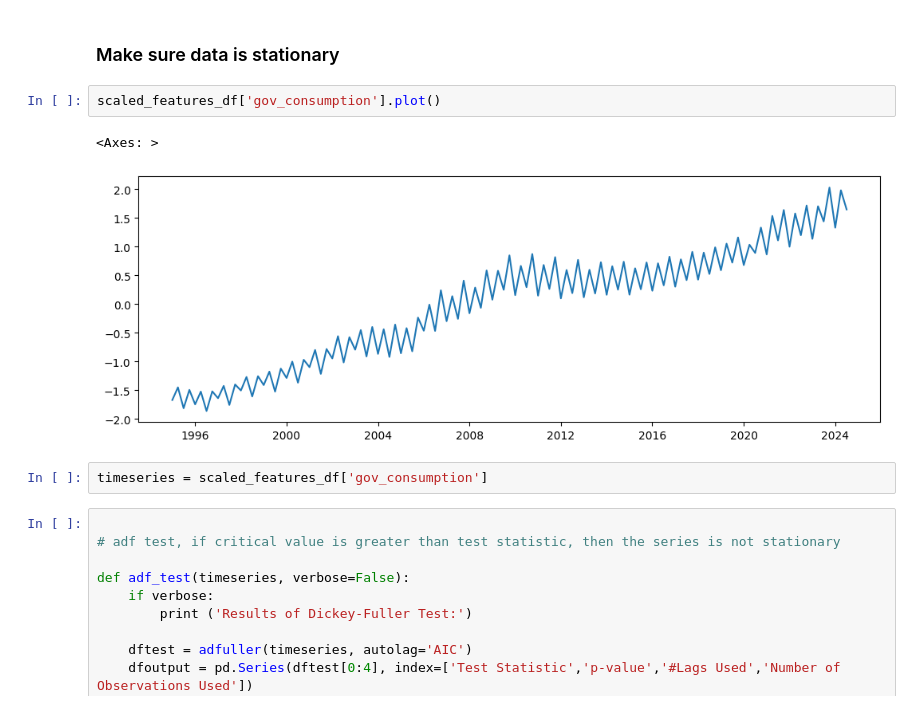
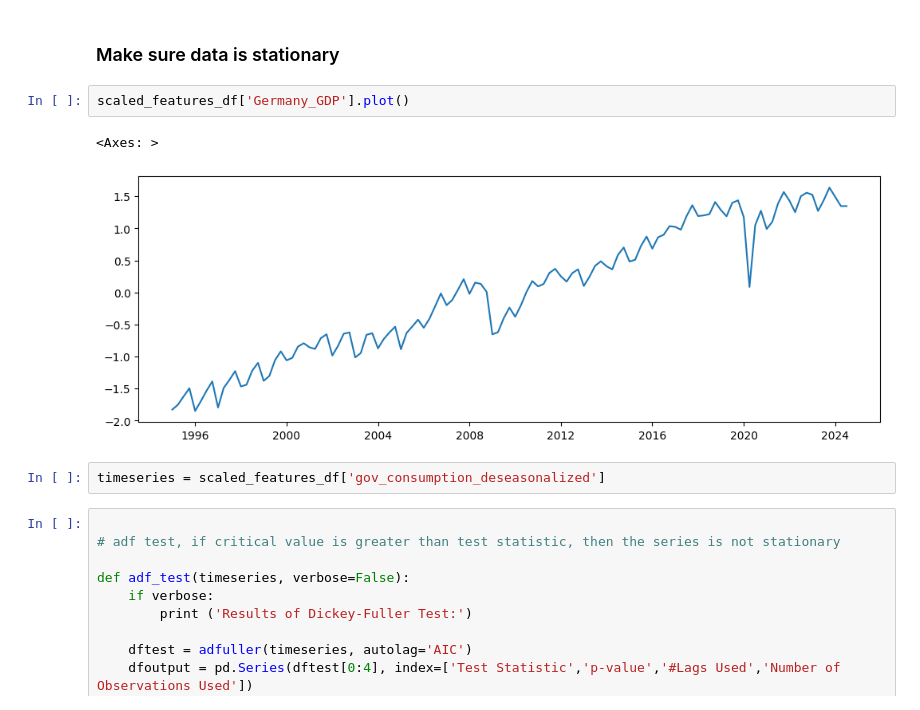
Before and after one commit to powell001/NowCast_Data_v2, a Jupyter notebook: src/a06_forecastQuarterlyData_withQuarterlyData_Lasso.ipynb, the cells around one changed output. Drawn from its saved outputs; the diff is of its cells as text.

```diff
--- a/src/a06_forecastQuarterlyData_withQuarterlyData_Lasso.ipynb
+++ b/src/a06_forecastQuarterlyData_withQuarterlyData_Lasso.ipynb
@@ -239,12 +241,12 @@ lassoreg(df_lag.diff().dropna(), alpha=0.001, title='Feature Selection Based on
 # %% [markdown]
 ### Make sure data is stationary
 # %%
-scaled_features_df['gov_consumption'].plot()
+scaled_features_df['Germany_GDP'].plot()
 # %% [output]
 <Axes: >
-[figure, old version]
+[figure, new version]
 # %%
-timeseries = scaled_features_df['gov_consumption']
+timeseries = scaled_features_df['gov_consumption_deseasonalized']
 # %%
 
 # adf test, if critical value is greater than test statistic, then the series is not stationary
```
Also changed, not shown: parts of 27 cells of this notebook.
